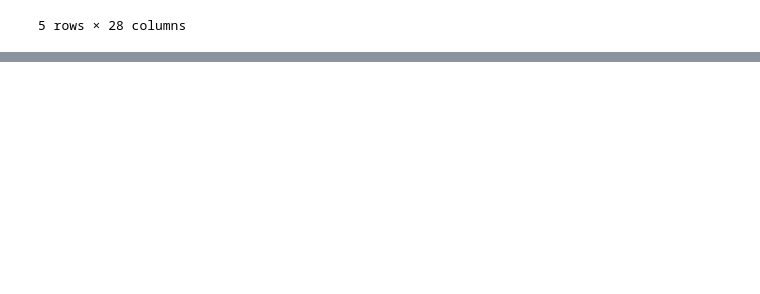
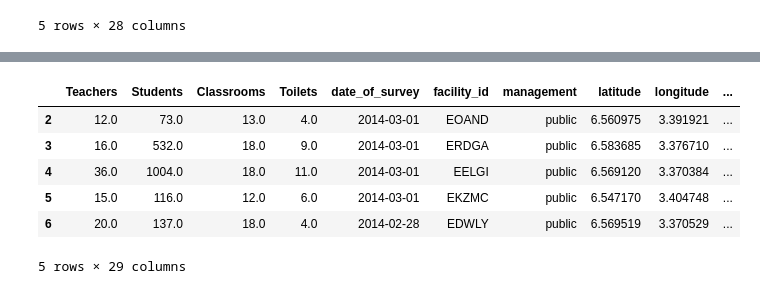
Before and after one commit to ENNILOIS/Education_Resources_Gap_Intelligence, a Jupyter notebook: School_Data_Cleaning.ipynb, the cells around one changed output, grey strips where cells are left out. Drawn from its saved outputs; the diff is of its cells as text; code cells hidden in the pictures; blank space fills up the shorter version.

```diff
--- a/School_Data_Cleaning.ipynb
+++ b/School_Data_Cleaning.ipynb
@@ -19,0 +184,6 @@ df.head(5)
+# %%
+# KEEPING ONLY PUBLIC SCHOOLS
+
+df_clean = df_clean[df_clean["management"] == "public"]
+
+df_clean.head()
@@ -19,0 +279,4 @@ df.head(5)
+# %%
+df_clean = df_clean.drop(columns=["unique_lga"])
+
+df_clean.head()
@@ -19,0 +727,10 @@ df.head(5)
+# %%
+df_clean.head()
+# %% [output]
+|  | Teachers | Students | Classrooms | Toilets | date_of_survey | facility_id | management | latitude | longitude | ... |
+| 2 | 12.0 | 73.0 | 13.0 | 4.0 | 2014-03-01 | EOAND | public | 6.560975 | 3.391921 | ... |
+| 3 | 16.0 | 532.0 | 18.0 | 9.0 | 2014-03-01 | ERDGA | public | 6.583685 | 3.376710 | ... |
+| 4 | 36.0 | 1004.0 | 18.0 | 11.0 | 2014-03-01 | EELGI | public | 6.569120 | 3.370384 | ... |
+| 5 | 15.0 | 116.0 | 12.0 | 6.0 | 2014-03-01 | EKZMC | public | 6.547170 | 3.404748 | ... |
+| 6 | 20.0 | 137.0 | 18.0 | 4.0 | 2014-02-28 | EDWLY | public | 6.569519 | 3.370529 | ... |
+5 rows × 29 columns
```
Also changed, not shown: parts of 45 cells of this notebook, 4 other files.
